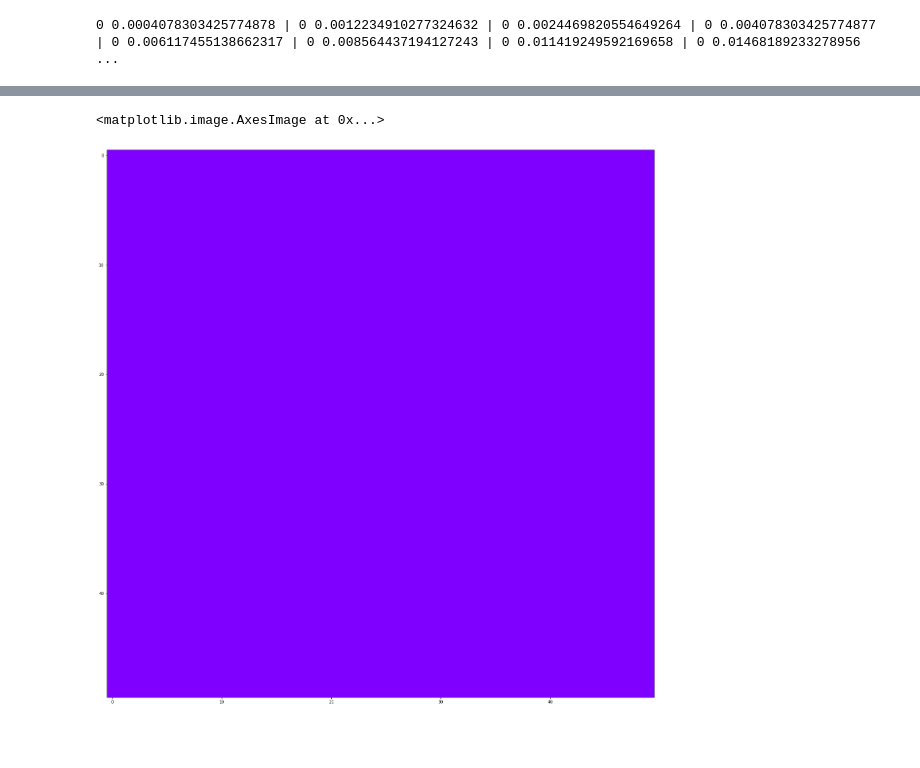
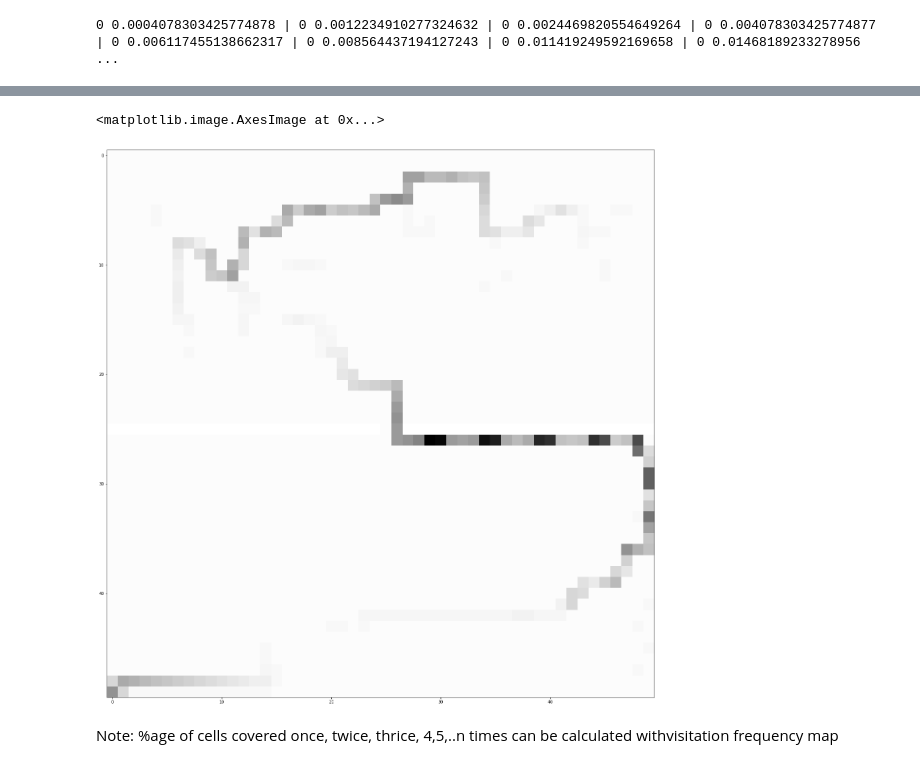
Before and after one commit to alokmalik/maf, a Jupyter notebook: run_macpp.ipynb, the cells around one changed output, grey strips where cells are left out. Drawn from its saved outputs; the diff is of its cells as text; code cells hidden in the pictures; blank space fills up the shorter version.

```diff
--- a/run_macpp.ipynb
+++ b/run_macpp.ipynb
@@ -69,9 +81,11 @@ len(m.graph)
 # %%
 plt.figure(figsize=(25,25))
-mask = np.ma.masked_greater(grid,1)
+#mask = np.ma.masked_greater(grid,1)
 #plt.imshow(grid)
-plt.imshow(mask,cmap='rainbow')
+plt.imshow(m.visit_frequency,cmap='Greys')
 #plt.imshow(grid)
 # %% [output]
 <matplotlib.image.AxesImage at 0x...>
-[figure, old version]
+[figure, new version]
+# %% [markdown]
+Note: %age of cells covered once, twice, thrice, 4,5,..n times can be calculated withvisitation frequency map
```
Also changed, not shown: parts of 10 cells of this notebook, 1 other file.
